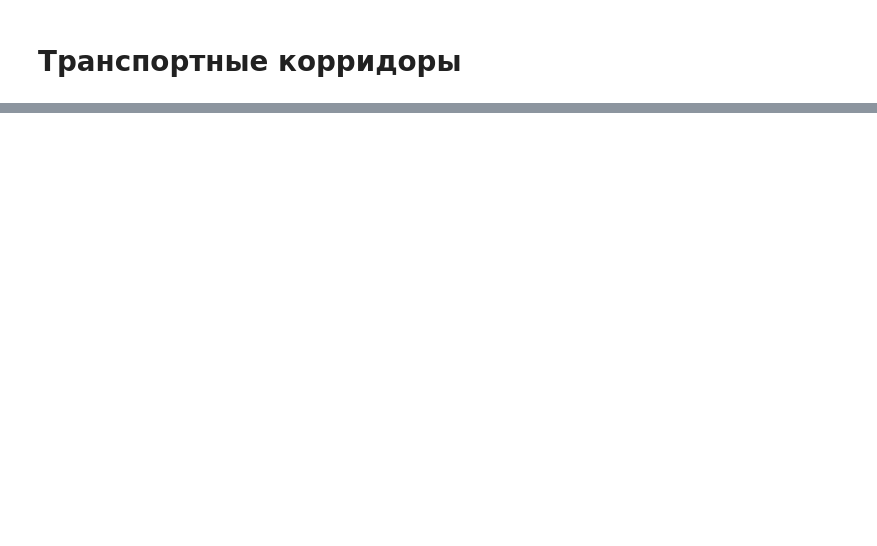
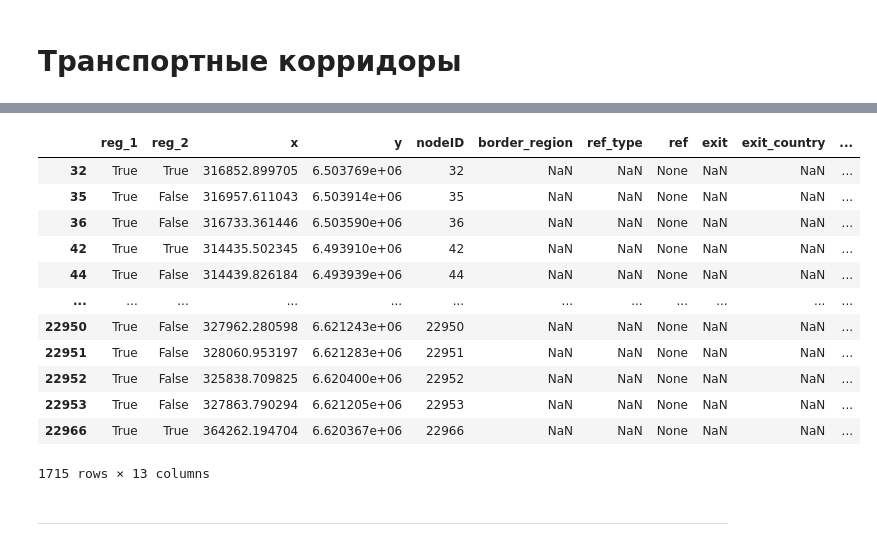
Before and after one commit to alexandermorozzov/transport_frames, a Jupyter notebook: Polina/test_corridors.ipynb, the cells around one changed output, grey strips where cells are left out. Drawn from its saved outputs; the diff is of its cells as text; code cells hidden in the pictures; blank space fills up the shorter version.

```diff
--- a/Polina/test_corridors.ipynb
+++ b/Polina/test_corridors.ipynb
@@ -38,0 +72,17 @@ plt.show()
+# %%
+nodes = n
+nodes[nodes['weight'] > np.percentile(nodes[nodes['weight'] != 0]['weight'], 60)]
+# %% [output]
+|  | reg_1 | reg_2 | x | y | nodeID | border_region | ref_type | ref | exit | exit_country | ... |
+| 32 | True | True | 316852.899705 | 6.503769e+06 | 32 | NaN | NaN | None | NaN | NaN | ... |
+| 35 | True | False | 316957.611043 | 6.503914e+06 | 35 | NaN | NaN | None | NaN | NaN | ... |
+| 36 | True | False | 316733.361446 | 6.503590e+06 | 36 | NaN | NaN | None | NaN | NaN | ... |
+| 42 | True | True | 314435.502345 | 6.493910e+06 | 42 | NaN | NaN | None | NaN | NaN | ... |
+| 44 | True | False | 314439.826184 | 6.493939e+06 | 44 | NaN | NaN | None | NaN | NaN | ... |
+| ... | ... | ... | ... | ... | ... | ... | ... | ... | ... | ... | ... |
+| 22950 | True | False | 327962.280598 | 6.621243e+06 | 22950 | NaN | NaN | None | NaN | NaN | ... |
+| 22951 | True | False | 328060.953197 | 6.621283e+06 | 22951 | NaN | NaN | None | NaN | NaN | ... |
+| 22952 | True | False | 325838.709825 | 6.620400e+06 | 22952 | NaN | NaN | None | NaN | NaN | ... |
+| 22953 | True | False | 327863.790294 | 6.621205e+06 | 22953 | NaN | NaN | None | NaN | NaN | ... |
+| 22966 | True | True | 364262.194704 | 6.620367e+06 | 22966 | NaN | NaN | None | NaN | NaN | ... |
+1715 rows × 13 columns
@@ -38,0 +91,2 @@ plt.show()
+# %% [markdown]
+------
```
Also changed, not shown: parts of 7 cells of this notebook, 2 other files.
